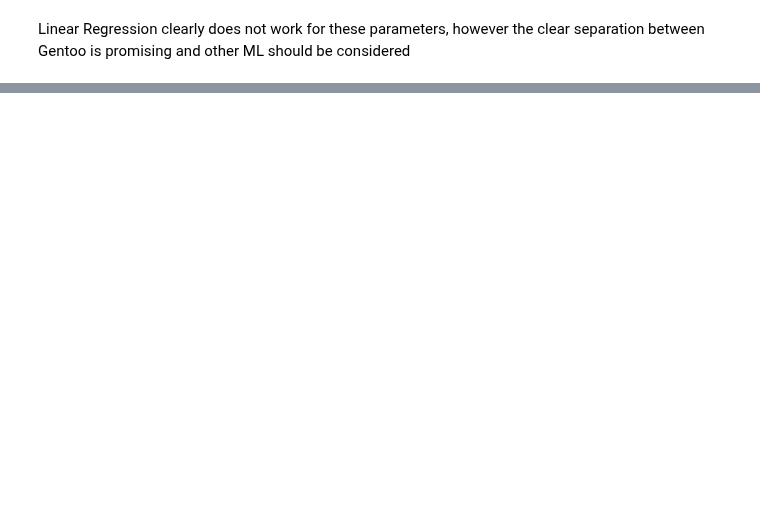
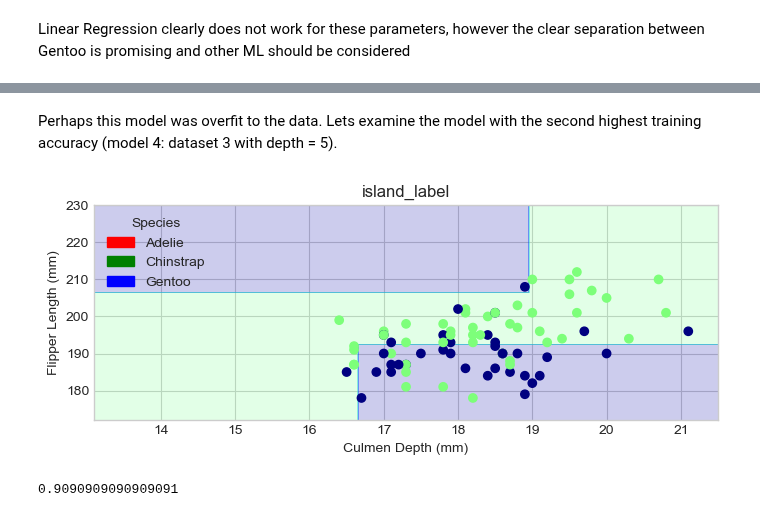
Before and after one commit to Nibsquatch/Nibsquatch.github.io, a Jupyter notebook: posts/example-blog-post/index.ipynb, the cells around one changed output, grey strips where cells are left out. Saved outputs shown, nothing was run; the diff lists cells and outputs as text; code cells hidden in the pictures; blank space fills up the shorter version.

```diff
--- a/posts/example-blog-post/index.ipynb
+++ b/posts/example-blog-post/index.ipynb
@@ -405,0 +469,10 @@ print(SVM.score(X_test3, y_test3))
+# %% [markdown]
+Perhaps this model was overfit to the data. Lets examine the model with the second highest training accuracy (model 4: dataset 3 with depth  = 5).
+# %%
+plot_regions(reg2_5, X_train3[predictor_cols3], y_train3)
+
+# Check the model accuracy against the testing data
+print(reg2_5.score(X_test3, y_test3))
+# %% [output]
+[figure, added]
+0.9090909090909091
```
Also changed, not shown: parts of 18 cells of this notebook, 21 other files.
